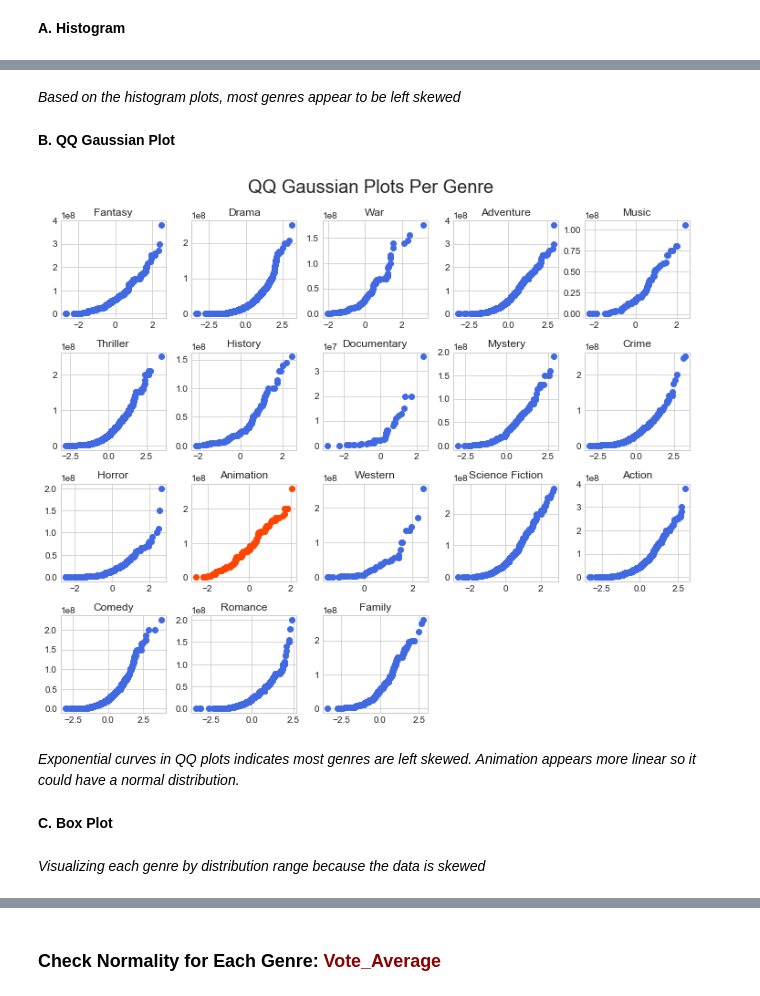
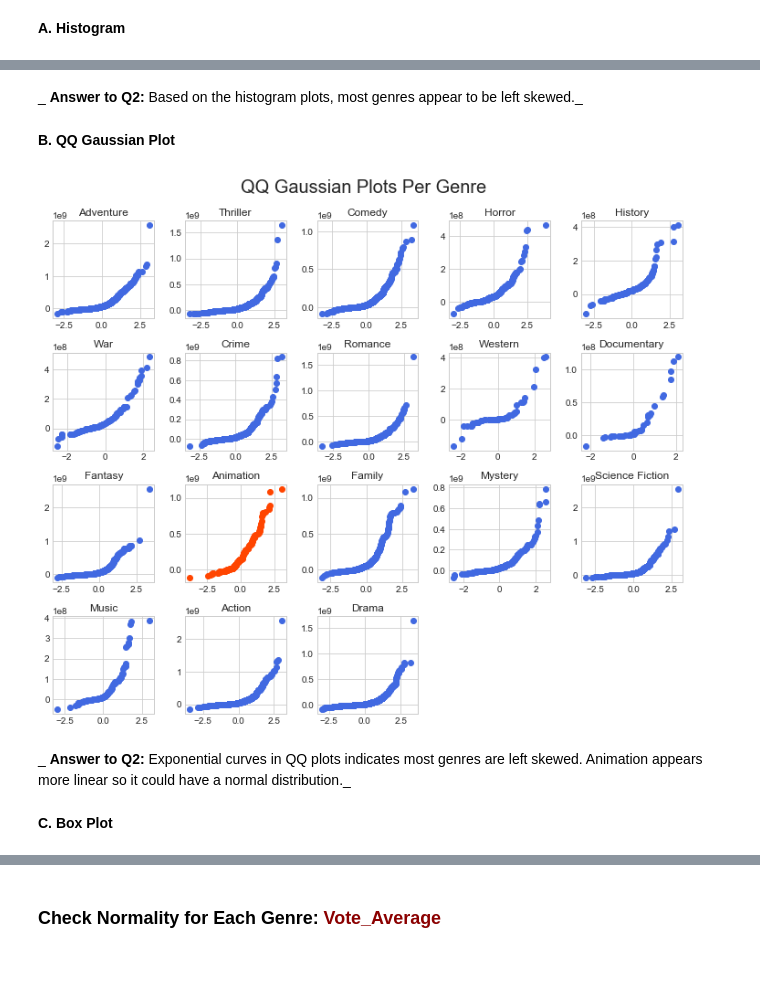
Before and after one commit to kimrharper/thinkful, a Jupyter notebook: PrepCourse/PrepCourse-4-2-Capstone.ipynb, the cells around one changed output, grey strips where cells are left out. Drawn from its saved outputs; the diff is of its cells as text; code cells hidden in the pictures; blank space fills up the shorter version.

```diff
--- a/PrepCourse/PrepCourse-4-2-Capstone.ipynb
+++ b/PrepCourse/PrepCourse-4-2-Capstone.ipynb
@@ -233,5 +264,5 @@ plt.show()
 # %% [markdown]
-_Based on the histogram plots, most genres appear to be left skewed_
+_ __Answer to Q2:__ Based on the histogram plots, most genres appear to be left skewed._
 # %% [markdown]
 __B. QQ Gaussian Plot__
 # %%
@@ -264,25 +295,23 @@ def plot_qqneat(series):
 # %%
 # qq plots of genres
 i = 1
 fig=plt.figure(figsize=(10,10))
 
 for genre in genres:
     if genre == 'Animation':
-        plot_qq(genres[genre]['budget'],i,'orangered')
+        plot_qq(genres[genre]['gross'],i,'orangered')
     else:
-        plot_qq(genres[genre]['budget'],i)
+        plot_qq(genres[genre]['gross'],i)
     i = i + 1
     plt.title(genre)
 
 fig.suptitle('QQ Gaussian Plots Per Genre', fontsize=20, y=1.03)
 plt.tight_layout()
 plt.show()
 # %% [output]
-[figure, old version]
+[figure, new version]
 # %% [markdown]
-_Exponential curves in QQ plots indicates most genres are left skewed. Animation appears more linear so it could have a normal distribution._
+_ __Answer to Q2:__ Exponential curves in QQ plots indicates most genres are left skewed. Animation appears more linear so it could have a normal distribution._
 # %% [markdown]
 __C. Box Plot__
-# %% [markdown]
-_Visualizing each genre by distribution range because the data is skewed_
 # %%
```
Also changed, not shown: parts of 73 cells of this notebook.
